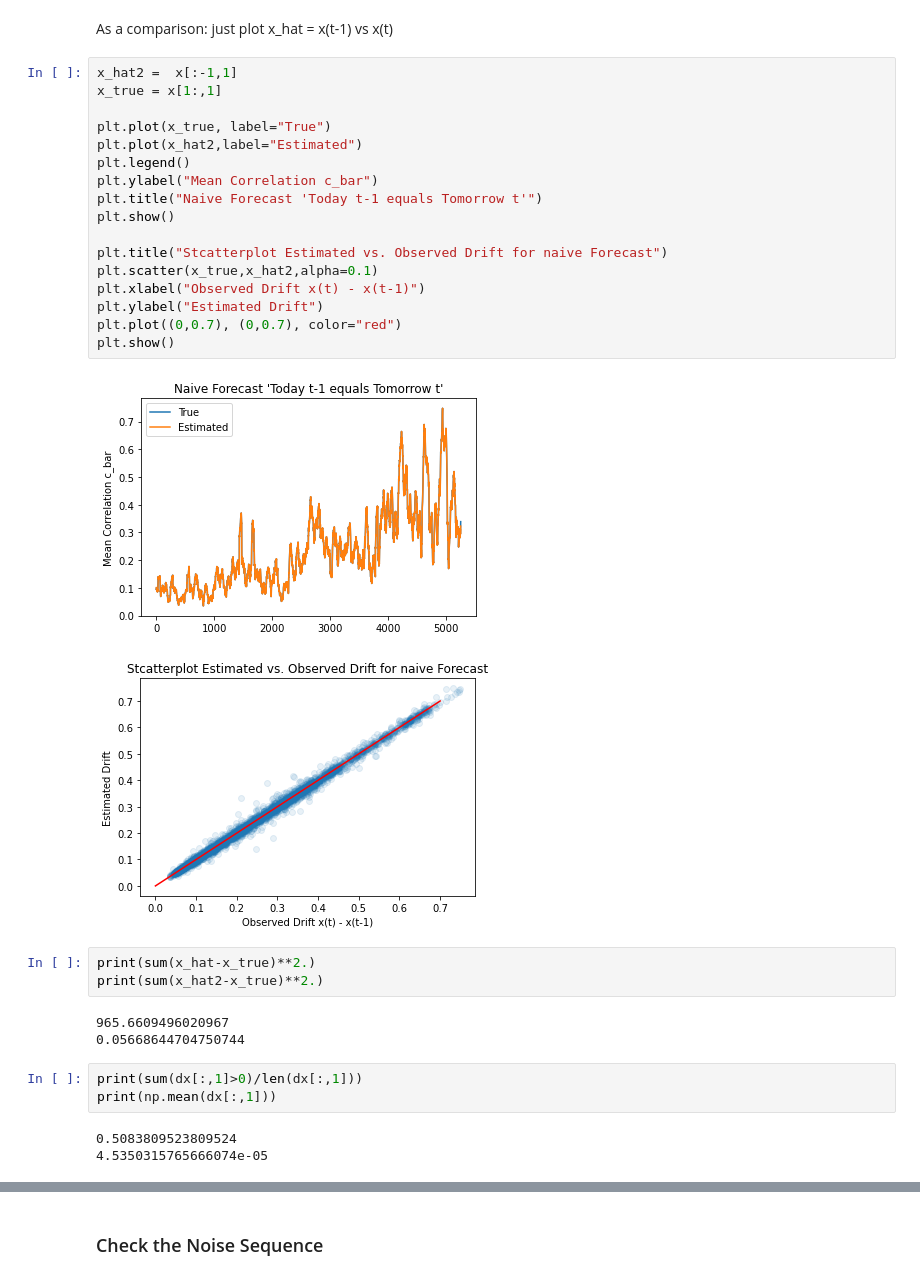
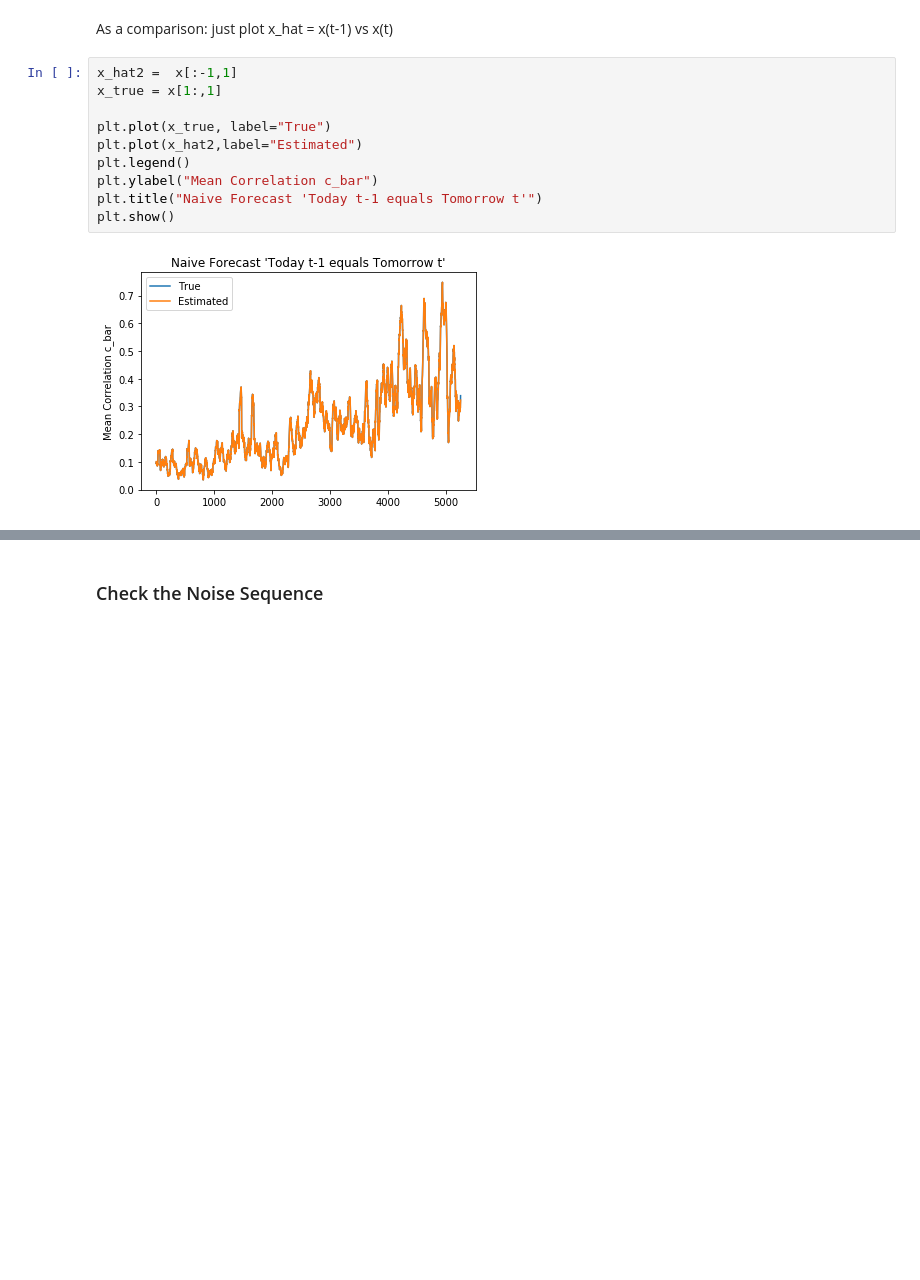
Before and after one commit to TobiasW1891/Finance, a Jupyter notebook: Likelihood Inference Finance Time Series.ipynb, the cells around one changed output, grey strips where cells are left out. Cells and saved outputs as stored; diff of their text form; blank space fills up the shorter version.

```diff
--- a/Likelihood Inference Finance Time Series.ipynb
+++ b/Likelihood Inference Finance Time Series.ipynb
@@ -402,35 +354,15 @@ As a comparison: just plot x_hat = x(t-1) vs x(t)
 # %%
 x_hat2 =  x[:-1,1]
 x_true = x[1:,1]
 
 plt.plot(x_true, label="True")
 plt.plot(x_hat2,label="Estimated")
 plt.legend()
 plt.ylabel("Mean Correlation c_bar")
 plt.title("Naive Forecast 'Today t-1 equals Tomorrow t'")
 plt.show()
-
-plt.title("Stcatterplot Estimated vs. Observed Drift for naive Forecast")
-plt.scatter(x_true,x_hat2,alpha=0.1)
-plt.xlabel("Observed Drift x(t) - x(t-1)")
-plt.ylabel("Estimated Drift")
-plt.plot((0,0.7), (0,0.7), color="red")
-plt.show()
 # %% [output]
-[figure, old version]
+[figure, new version]
-[figure, removed]
-# %%
-print(sum(x_hat-x_true)**2.)
-print(sum(x_hat2-x_true)**2.)
-# %% [output]
-965.6609496020967
-0.05668644704750744
-# %%
-print(sum(dx[:,1]>0)/len(dx[:,1]))
-print(np.mean(dx[:,1]))
-# %% [output]
-0.5083809523809524
-4.5350315765666074e-05
 # %%
 plt.plot(x[1:,0],dx[:,1], label = "Observed DeltaX")
 plt.plot(x[1:,0],dt*D1(A_hat, x)[:-1], label="Estimation")
```
Also changed, not shown: parts of 18 cells of this notebook.
